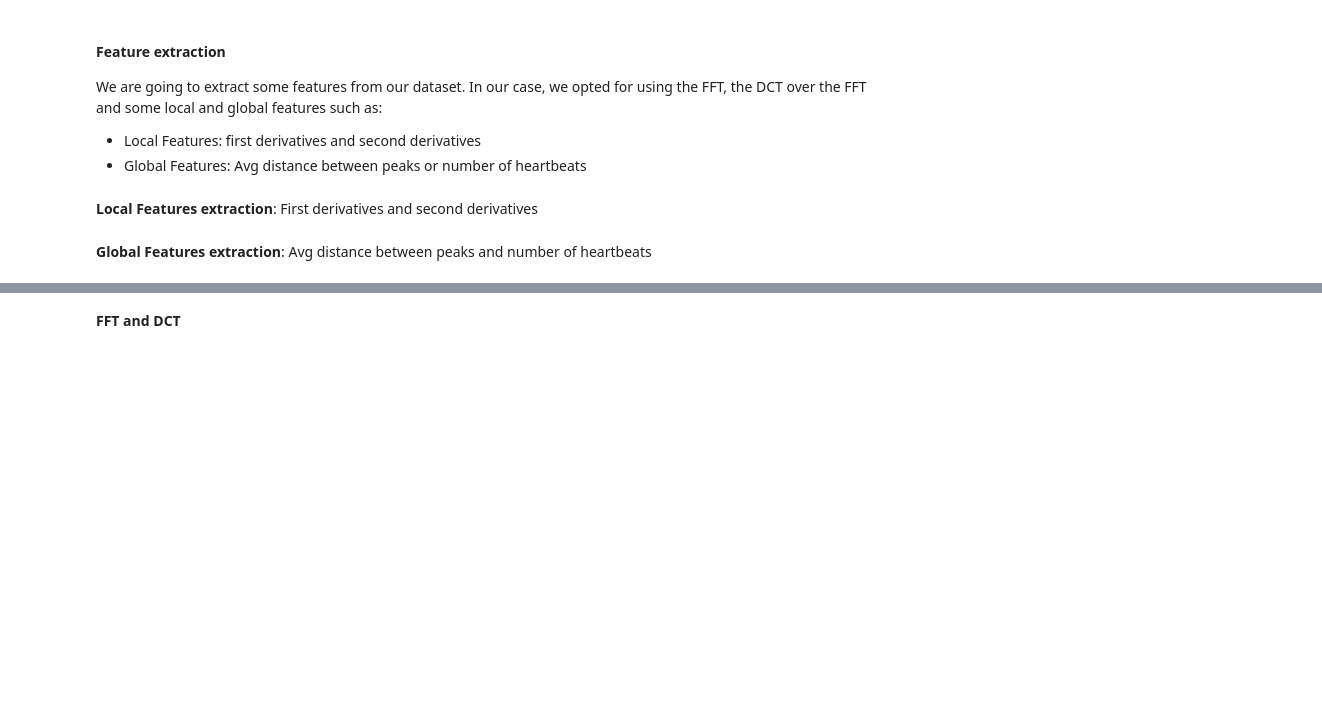
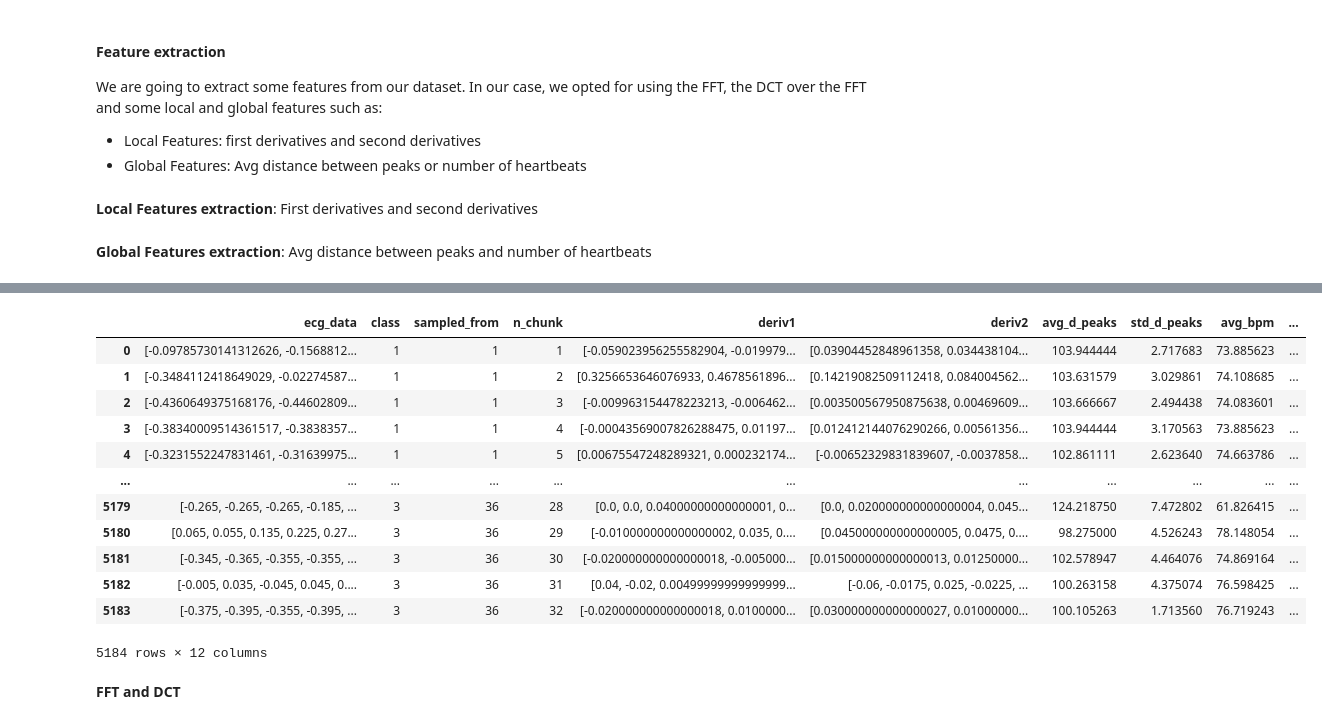
Before and after one commit to Javimh18/RESPT, a Jupyter notebook: Part-I/Lab3/lab3.ipynb, the cells around one changed output, grey strips where cells are left out. Cells and saved outputs as stored; diff of their text form; code cells hidden in the pictures; blank space fills up the shorter version.

```diff
--- a/Part-I/Lab3/lab3.ipynb
+++ b/Part-I/Lab3/lab3.ipynb
@@ -260,3 +304,32 @@ df_ecg_data['bpm'] = avg_bpm
+# %%
+bpm_means = df_ecg_data.groupby('class')['avg_bpm'].mean()
+bpm_std_means = df_ecg_data.groupby('class')['std_bpm'].mean()
+bpm_max_means = df_ecg_data.groupby('class')['max_bpm'].mean()
+bpm_min_means = df_ecg_data.groupby('class')['min_bpm'].mean()
+avd_d_means = df_ecg_data.groupby('class')['avg_d_peaks'].mean()
+std_d_means = df_ecg_data.groupby('class')['std_d_peaks'].mean()
+
+df_ecg_data['avg_bpm'] = df_ecg_data.apply(lambda row: bpm_means[row['class']] if pd.isna(row['avg_bpm']) else row['avg_bpm'], axis=1)
+df_ecg_data['std_bpm'] = df_ecg_data.apply(lambda row: bpm_std_means[row['class']] if pd.isna(row['std_bpm']) else row['std_bpm'], axis=1)
+df_ecg_data['max_bpm'] = df_ecg_data.apply(lambda row: bpm_max_means[row['class']] if pd.isna(row['max_bpm']) else row['max_bpm'], axis=1)
+df_ecg_data['min_bpm'] = df_ecg_data.apply(lambda row: bpm_min_means[row['class']] if pd.isna(row['min_bpm']) else row['min_bpm'], axis=1)
+df_ecg_data['avg_d_peaks'] = df_ecg_data.apply(lambda row: avd_d_means[row['class']] if pd.isna(row['avg_d_peaks']) else row['avg_d_peaks'], axis=1)
+df_ecg_data['std_d_peaks'] = df_ecg_data.apply(lambda row: std_d_means[row['class']] if pd.isna(row['std_d_peaks']) else row['std_d_peaks'], axis=1)
+df_ecg_data
+# %% [output]
+|  | ecg_data | class | sampled_from | n_chunk | deriv1 | deriv2 | avg_d_peaks | std_d_peaks | avg_bpm | ... |
+| 0 | [-0.09785730141312626, -0.1568812... | 1 | 1 | 1 | [-0.059023956255582904, -0.019979... | [0.03904452848961358, 0.034438104... | 103.944444 | 2.717683 | 73.885623 | ... |
+| 1 | [-0.3484112418649029, -0.02274587... | 1 | 1 | 2 | [0.3256653646076933, 0.4678561896... | [0.14219082509112418, 0.084004562... | 103.631579 | 3.029861 | 74.108685 | ... |
+| 2 | [-0.4360649375168176, -0.44602809... | 1 | 1 | 3 | [-0.009963154478223213, -0.006462... | [0.003500567950875638, 0.00469609... | 103.666667 | 2.494438 | 74.083601 | ... |
+| 3 | [-0.38340009514361517, -0.3838357... | 1 | 1 | 4 | [-0.00043569007826288475, 0.01197... | [0.012412144076290266, 0.00561356... | 103.944444 | 3.170563 | 73.885623 | ... |
+| 4 | [-0.3231552247831461, -0.31639975... | 1 | 1 | 5 | [0.00675547248289321, 0.000232174... | [-0.00652329831839607, -0.0037858... | 102.861111 | 2.623640 | 74.663786 | ... |
+| ... | ... | ... | ... | ... | ... | ... | ... | ... | ... | ... |
+| 5179 | [-0.265, -0.265, -0.265, -0.185, ... | 3 | 36 | 28 | [0.0, 0.0, 0.04000000000000001, 0... | [0.0, 0.020000000000000004, 0.045... | 124.218750 | 7.472802 | 61.826415 | ... |
+| 5180 | [0.065, 0.055, 0.135, 0.225, 0.27... | 3 | 36 | 29 | [-0.010000000000000002, 0.035, 0.... | [0.045000000000000005, 0.0475, 0.... | 98.275000 | 4.526243 | 78.148054 | ... |
+| 5181 | [-0.345, -0.365, -0.355, -0.355, ... | 3 | 36 | 30 | [-0.020000000000000018, -0.005000... | [0.015000000000000013, 0.01250000... | 102.578947 | 4.464076 | 74.869164 | ... |
+| 5182 | [-0.005, 0.035, -0.045, 0.045, 0.... | 3 | 36 | 31 | [0.04, -0.02, 0.00499999999999999... | [-0.06, -0.0175, 0.025, -0.0225, ... | 100.263158 | 4.375074 | 76.598425 | ... |
+| 5183 | [-0.375, -0.395, -0.355, -0.395, ... | 3 | 36 | 32 | [-0.020000000000000018, 0.0100000... | [0.030000000000000027, 0.01000000... | 100.105263 | 1.713560 | 76.719243 | ... |
+5184 rows × 12 columns
 # %% [markdown]
 __FFT and DCT__
 # %%
```
Also changed, not shown: parts of 19 cells of this notebook.
